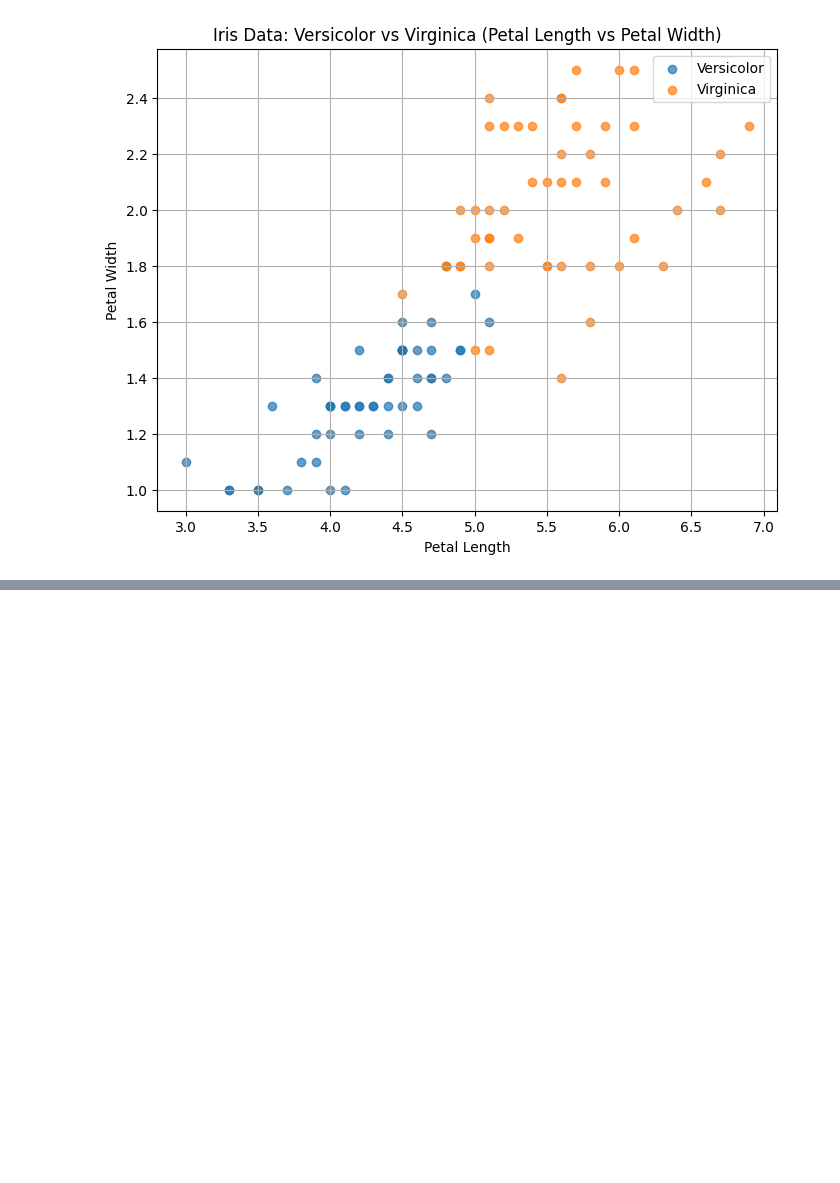
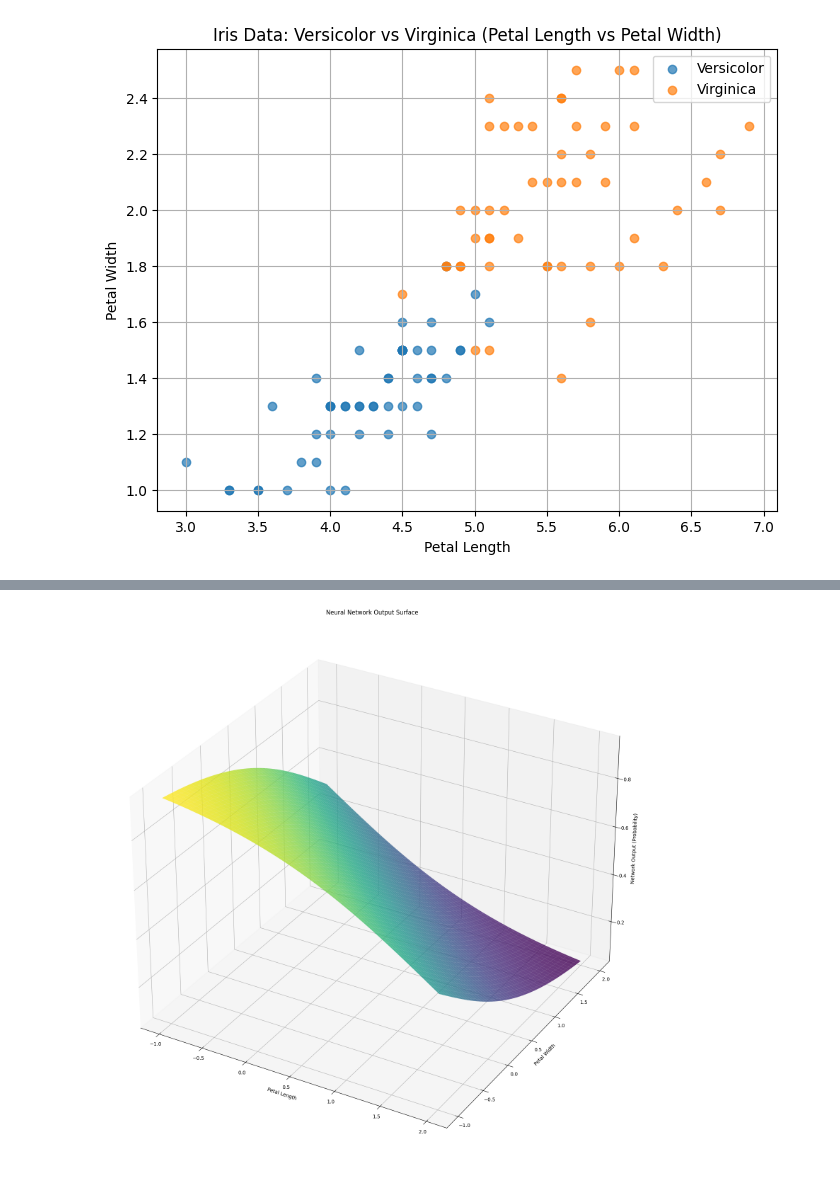
Before and after one commit to RyanL72/CSDS_391, a Jupyter notebook: src/Neural Networks/Neural_Networks.ipynb, the cells around one changed output, grey strips where cells are left out. Cells and saved outputs as stored; diff of their text form; code cells hidden in the pictures; blank space fills up the shorter version.

```diff
--- a/src/Neural Networks/Neural_Networks.ipynb
+++ b/src/Neural Networks/Neural_Networks.ipynb
@@ -182,0 +193,40 @@ Neural network outputs (first 5 rows):
+# %%
+from mpl_toolkits.mplot3d import Axes3D
+
+def plot_surface(X, w, b):
+    """
+    Plots the 3D surface of the neural network output over the input space.
+
+    Parameters:
+    - X: Feature matrix
+    - w: Weights
+    - b: Bias
+    """
+    # Define the grid over the input space
+    x_min, x_max = X[:, 0].min() - 1, X[:, 0].max() + 1
+    y_min, y_max = X[:, 1].min() - 1, X[:, 1].max() + 1
+    xx, yy = np.meshgrid(np.linspace(x_min, x_max, 100), np.linspace(y_min, y_max, 100))
+    grid = np.c_[xx.ravel(), yy.ravel()]
+
+    # Compute neural network outputs for the grid
+    grid_outputs = neural_network_output(grid, w, b).reshape(xx.shape)
+
+    # Create a 3D plot
+    fig = plt.figure(figsize=(20, 20))
+    ax = fig.add_subplot(111, projection='3d')
+
+    # Plot the surface
+    ax.plot_surface(xx, yy, grid_outputs, cmap='viridis', alpha=0.8)
+
+    # Add labels and title
+    ax.set_title('Neural Network Output Surface')
+    ax.set_xlabel('Petal Length')
+    ax.set_ylabel('Petal Width')
+    ax.set_zlabel('Network Output (Probability)')
+
+    plt.show()
+
+# Call the function
+plot_surface(X, w, b)
+# %% [output]
+[figure, added]
```
Also changed, not shown: parts of 13 cells of this notebook, 1 other file.
